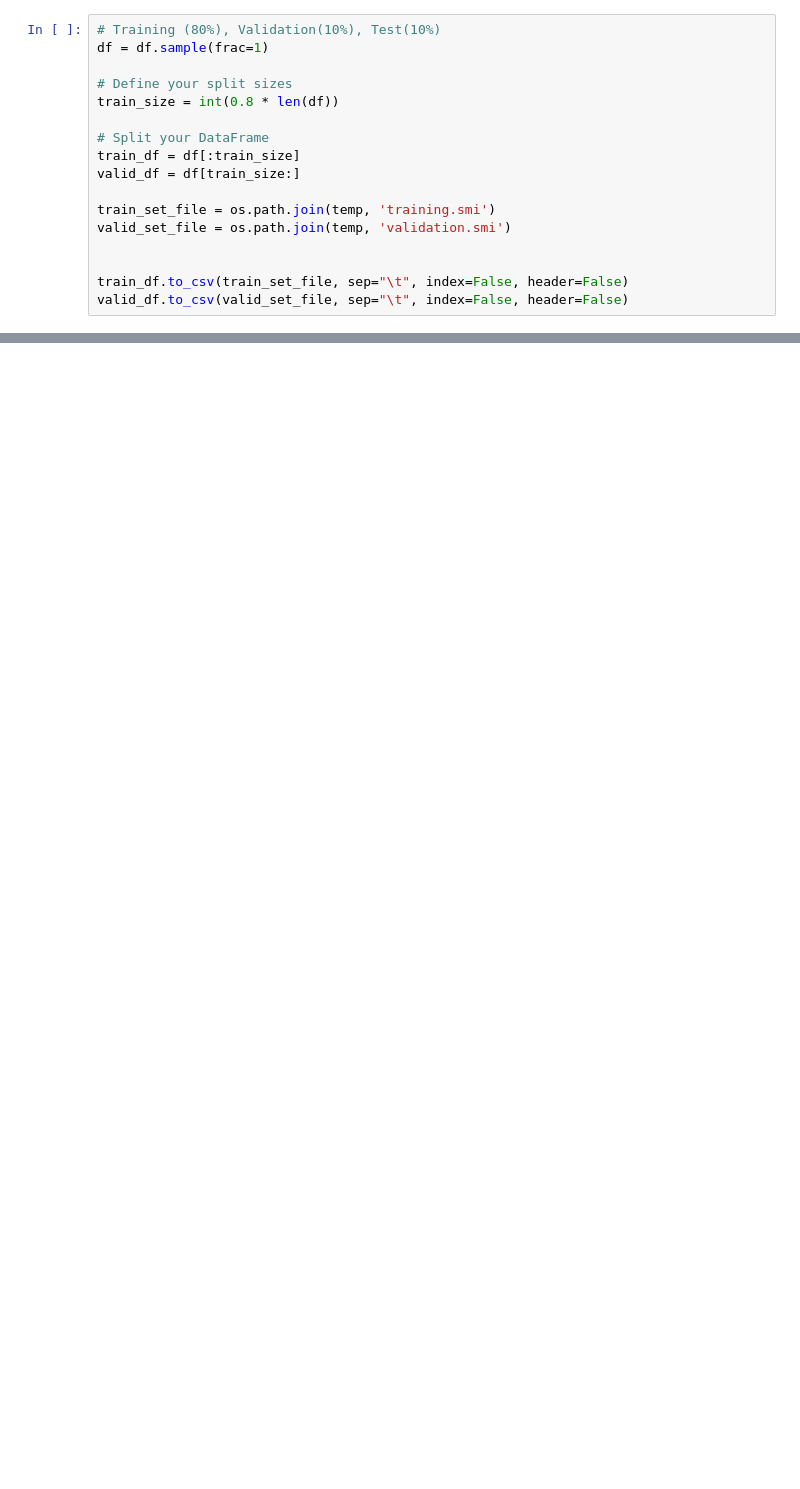
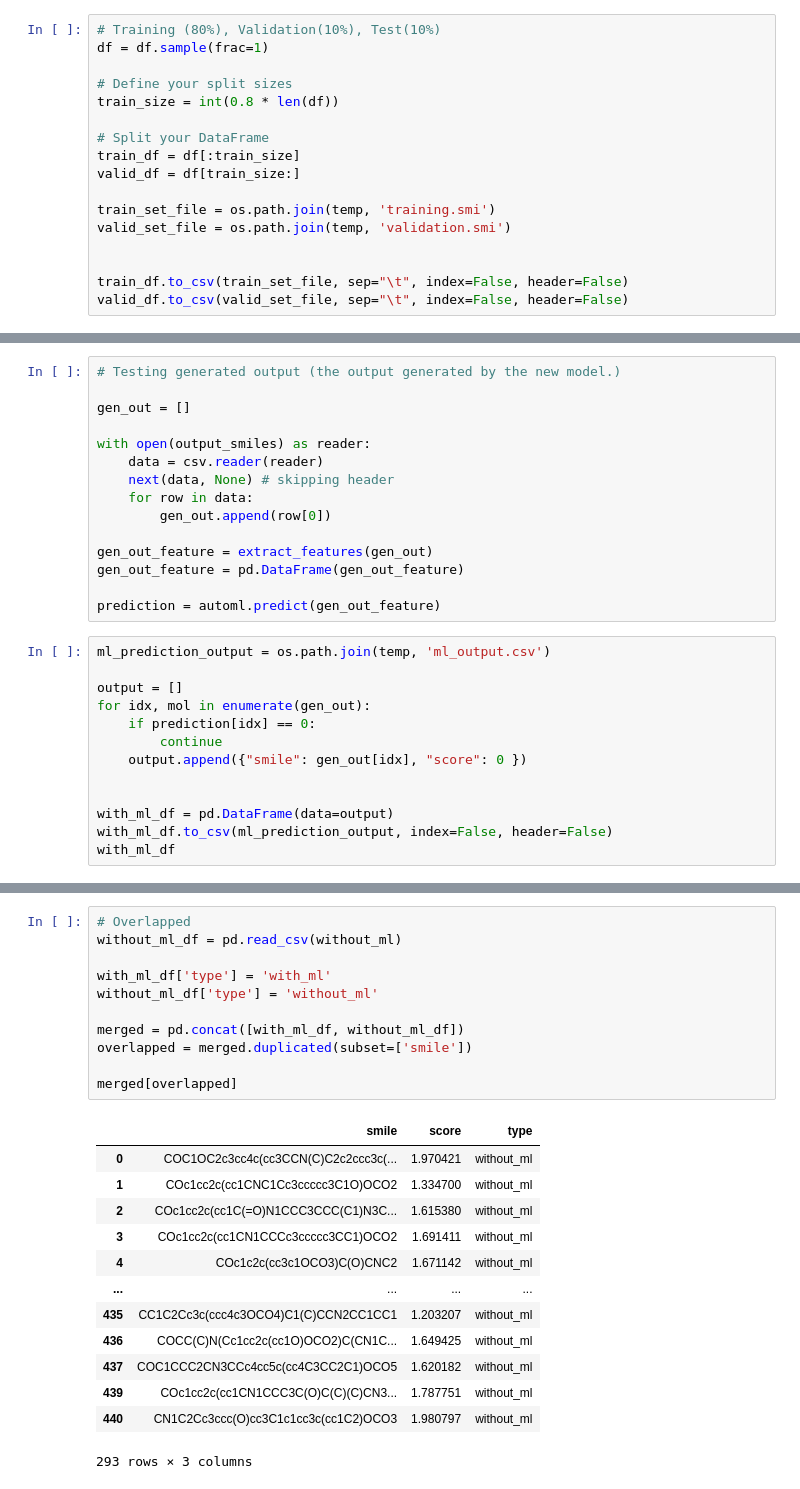
Before and after one commit to ankitskvmdam/reinvent-transfer-learning, a Jupyter notebook: notebooks/TransferLearning.ipynb, the cells around one changed output, grey strips where cells are left out. Drawn from its saved outputs; the diff is of its cells as text; blank space fills up the shorter version.

```diff
--- a/notebooks/TransferLearning.ipynb
+++ b/notebooks/TransferLearning.ipynb
@@ -174,0 +350,28 @@ with open(new_model_config_path, "w") as writer:
+# %%
+# Testing generated output (the output generated by the new model.)
+
+gen_out = []
+
+with open(output_smiles) as reader:
+    data = csv.reader(reader)
+    next(data, None) # skipping header
+    for row in data:
+        gen_out.append(row[0])
+
+gen_out_feature = extract_features(gen_out)
+gen_out_feature = pd.DataFrame(gen_out_feature)
+
+prediction = automl.predict(gen_out_feature)
+# %%
+ml_prediction_output = os.path.join(temp, 'ml_output.csv')
+
+output = []
+for idx, mol in enumerate(gen_out):
+    if prediction[idx] == 0:
+        continue
+    output.append({"smile": gen_out[idx], "score": 0 })
+
+
+with_ml_df = pd.DataFrame(data=output)
+with_ml_df.to_csv(ml_prediction_output, index=False, header=False)
+with_ml_df
@@ -174,0 +392,25 @@ with open(new_model_config_path, "w") as writer:
+# %%
+# Overlapped
+without_ml_df = pd.read_csv(without_ml)
+
+with_ml_df['type'] = 'with_ml'
+without_ml_df['type'] = 'without_ml'
+
+merged = pd.concat([with_ml_df, without_ml_df])
+overlapped = merged.duplicated(subset=['smile'])
+
+merged[overlapped]
+# %% [output]
+|  | smile | score | type |
+| 0 | COC1OC2c3cc4c(cc3CCN(C)C2c2ccc3c(... | 1.970421 | without_ml |
+| 1 | COc1cc2c(cc1CNC1Cc3ccccc3C1O)OCO2 | 1.334700 | without_ml |
+| 2 | COc1cc2c(cc1C(=O)N1CCC3CCC(C1)N3C... | 1.615380 | without_ml |
+| 3 | COc1cc2c(cc1CN1CCCc3ccccc3CC1)OCO2 | 1.691411 | without_ml |
+| 4 | COc1c2c(cc3c1OCO3)C(O)CNC2 | 1.671142 | without_ml |
+| ... | ... | ... | ... |
+| 435 | CC1C2Cc3c(ccc4c3OCO4)C1(C)CCN2CC1CC1 | 1.203207 | without_ml |
+| 436 | COCC(C)N(Cc1cc2c(cc1O)OCO2)C(CN1C... | 1.649425 | without_ml |
+| 437 | COC1CCC2CN3CCc4cc5c(cc4C3CC2C1)OCO5 | 1.620182 | without_ml |
+| 439 | COc1cc2c(cc1CN1CCC3C(O)C(C)(C)CN3... | 1.787751 | without_ml |
+| 440 | CN1C2Cc3ccc(O)cc3C1c1cc3c(cc1C2)OCO3 | 1.980797 | without_ml |
+293 rows × 3 columns
```
Also changed, not shown: parts of 16 cells of this notebook.
